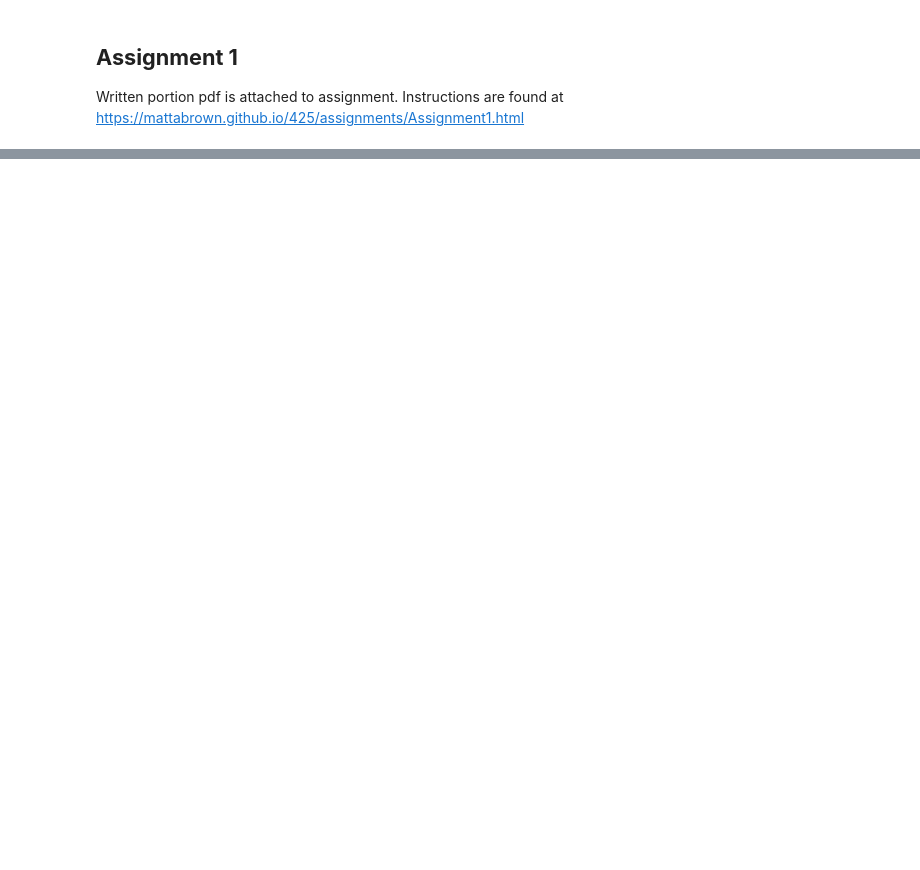
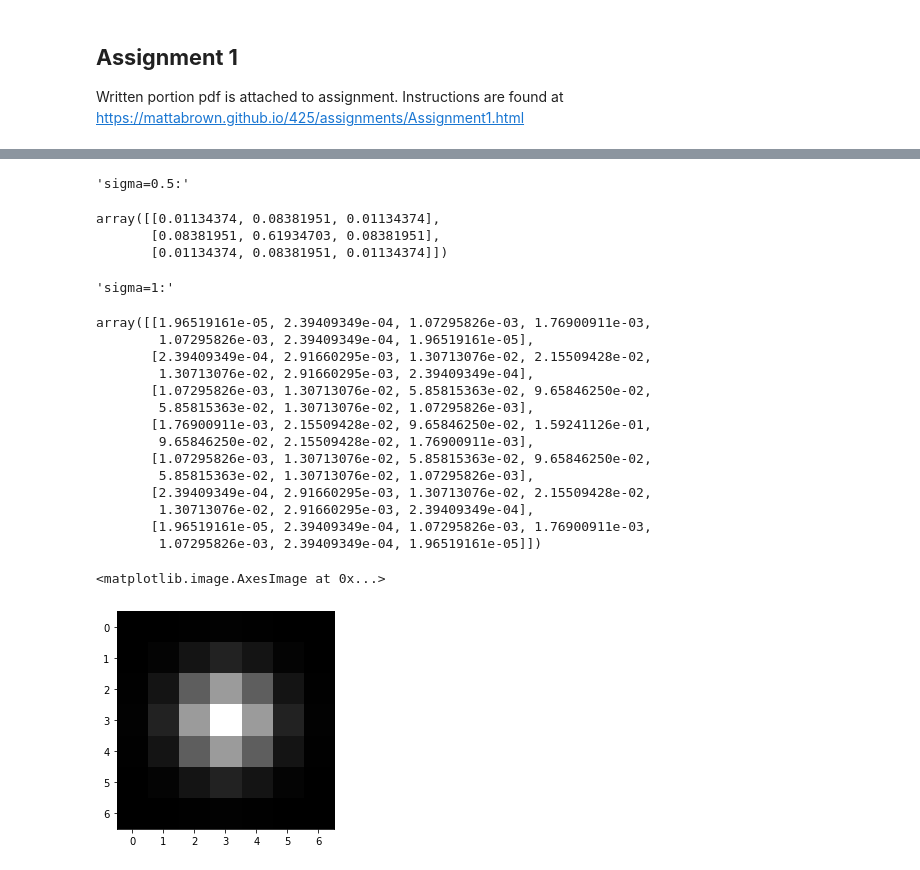
Before and after one commit to chipnbits/CPSC425, a Jupyter notebook: Assignments/A1/Assignment1.ipynb, the cells around one changed output, grey strips where cells are left out. Cells and saved outputs as stored; diff of their text form; code cells hidden in the pictures; blank space fills up the shorter version.

```diff
--- a/Assignments/A1/Assignment1.ipynb
+++ b/Assignments/A1/Assignment1.ipynb
@@ -4,0 +89,46 @@ Written portion pdf is attached to assignment. Instructions are found at https:/
+# %%
+def gauss2d(sigma):
+    """
+    Create a 2D Gaussian filter of size 6*sigma rounded up to next odd integer
+
+    Input: Sigma
+    Output: 2D Gaussian filter
+    """
+
+    # We recall that the 2D Gaussian filter is the product of two 1D Gaussian filters
+    # because it is separable. So we take the outer product of the 1D Gaussian filter
+
+    gauss_x = gauss1d(sigma)
+    gauss_xy = np.outer(gauss_x, gauss_x)
+
+    # Normalize the filter
+    gauss_xy = gauss_xy / np.sum(gauss_xy)
+
+    return gauss_xy
+
+display('sigma=0.5:', gauss2d(0.5))
+display('sigma=1:', gauss2d(1))
+
+plt.imshow(gauss2d(1), cmap='gray')
+# %% [output]
+'sigma=0.5:'
+array([[0.01134374, 0.08381951, 0.01134374],
+       [0.08381951, 0.61934703, 0.08381951],
+       [0.01134374, 0.08381951, 0.01134374]])
+'sigma=1:'
+array([[1.96519161e-05, 2.39409349e-04, 1.07295826e-03, 1.76900911e-03,
+        1.07295826e-03, 2.39409349e-04, 1.96519161e-05],
+       [2.39409349e-04, 2.91660295e-03, 1.30713076e-02, 2.15509428e-02,
+        1.30713076e-02, 2.91660295e-03, 2.39409349e-04],
+       [1.07295826e-03, 1.30713076e-02, 5.85815363e-02, 9.65846250e-02,
+        5.85815363e-02, 1.30713076e-02, 1.07295826e-03],
+       [1.76900911e-03, 2.15509428e-02, 9.65846250e-02, 1.59241126e-01,
+        9.65846250e-02, 2.15509428e-02, 1.76900911e-03],
+       [1.07295826e-03, 1.30713076e-02, 5.85815363e-02, 9.65846250e-02,
+        5.85815363e-02, 1.30713076e-02, 1.07295826e-03],
+       [2.39409349e-04, 2.91660295e-03, 1.30713076e-02, 2.15509428e-02,
+        1.30713076e-02, 2.91660295e-03, 2.39409349e-04],
+       [1.96519161e-05, 2.39409349e-04, 1.07295826e-03, 1.76900911e-03,
+        1.07295826e-03, 2.39409349e-04, 1.96519161e-05]])
+<matplotlib.image.AxesImage at 0x...>
+[figure, added]
```
Also changed, not shown: parts of 15 cells of this notebook, 34 other files.
